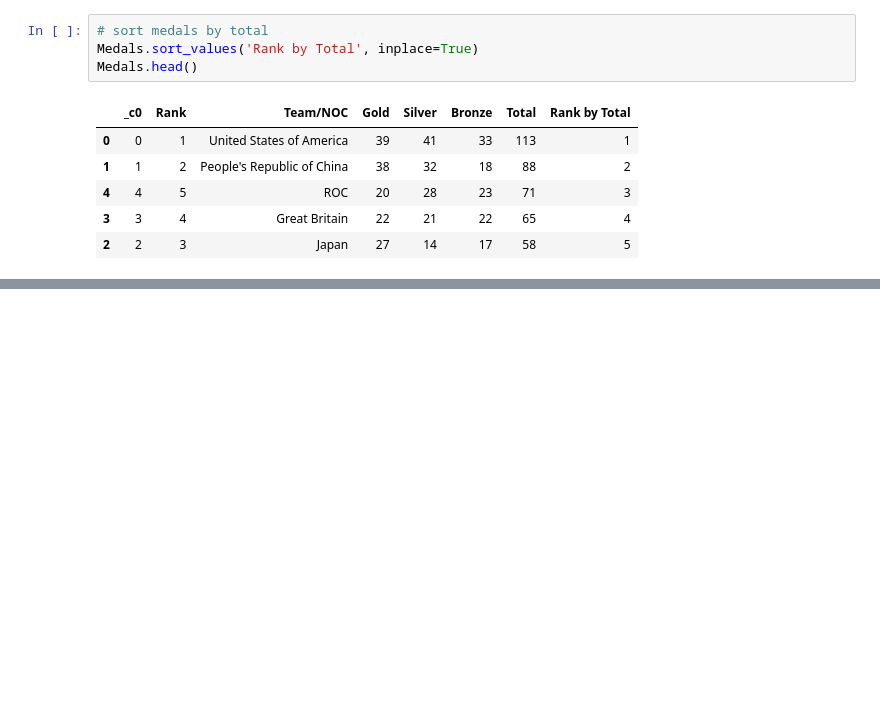
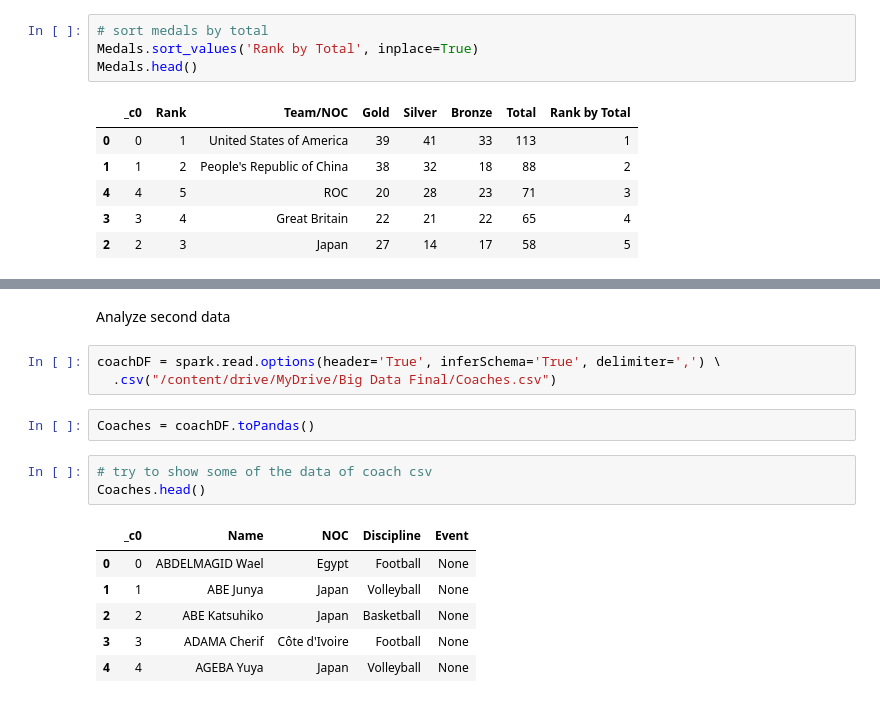
Before and after one commit to putrilydia/uas-big-data-2022, a Jupyter notebook: Final_Project_Big_Data.ipynb, the cells around one changed output, grey strips where cells are left out. Saved outputs shown, nothing was run; the diff lists cells and outputs as text; blank space fills up the shorter version.

Commit message:
Analisis Data kedua selesai

```diff
--- a/Final_Project_Big_Data.ipynb
+++ b/Final_Project_Big_Data.ipynb
@@ -75,3 +72,20 @@ fig = px.bar(Medals, x='Team/NOC', y=['Gold', 'Silver', 'Bronze'], color_discret
 fig.show()
 # %% [output]
 [interactive output not drawn]
+# %% [markdown]
+Analyze second data
+# %%
+coachDF = spark.read.options(header='True', inferSchema='True', delimiter=',') \
+  .csv("/content/drive/MyDrive/Big Data Final/Coaches.csv")
+# %%
+Coaches = coachDF.toPandas()
+# %%
+# try to show some of the data of coach csv
+Coaches.head()
+# %% [output]
+|  | _c0 | Name | NOC | Discipline | Event |
+| 0 | 0 | ABDELMAGID Wael | Egypt | Football | None |
+| 1 | 1 | ABE Junya | Japan | Volleyball | None |
+| 2 | 2 | ABE Katsuhiko | Japan | Basketball | None |
+| 3 | 3 | ADAMA Cherif | Côte d'Ivoire | Football | None |
+| 4 | 4 | AGEBA Yuya | Japan | Volleyball | None |
```
Also changed, not shown: parts of 8 cells of this notebook.
